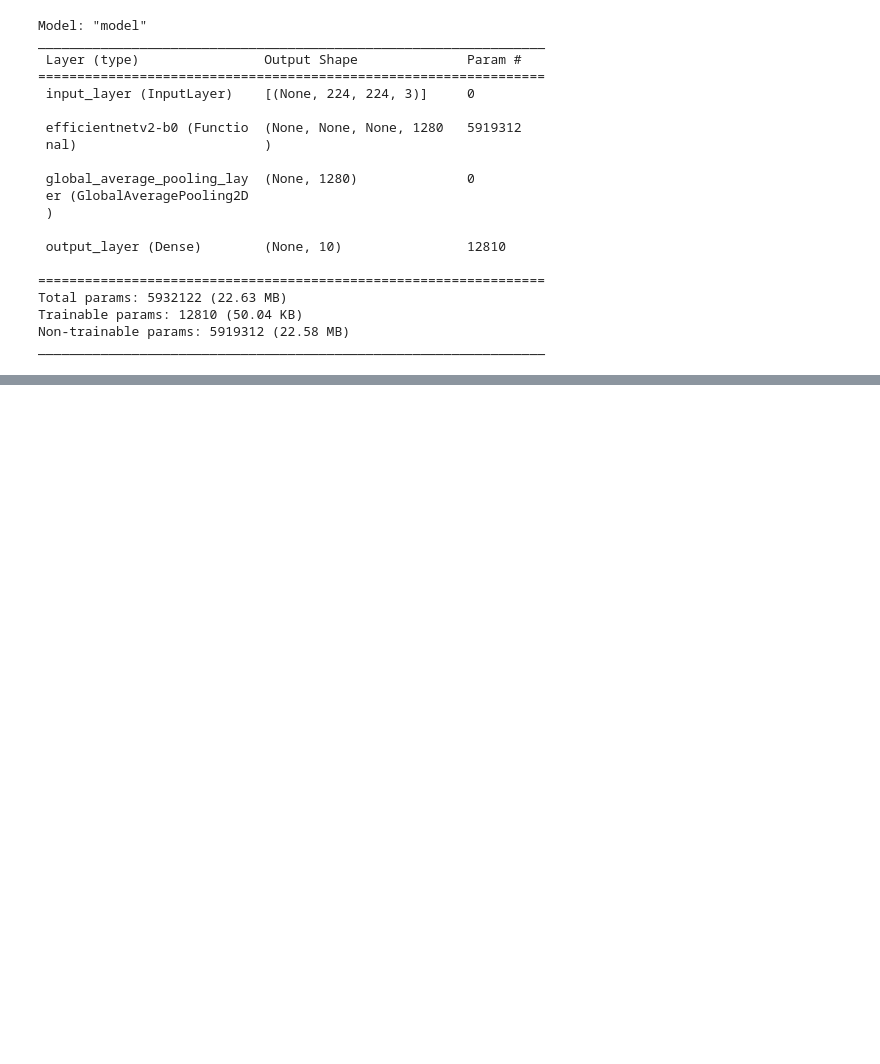
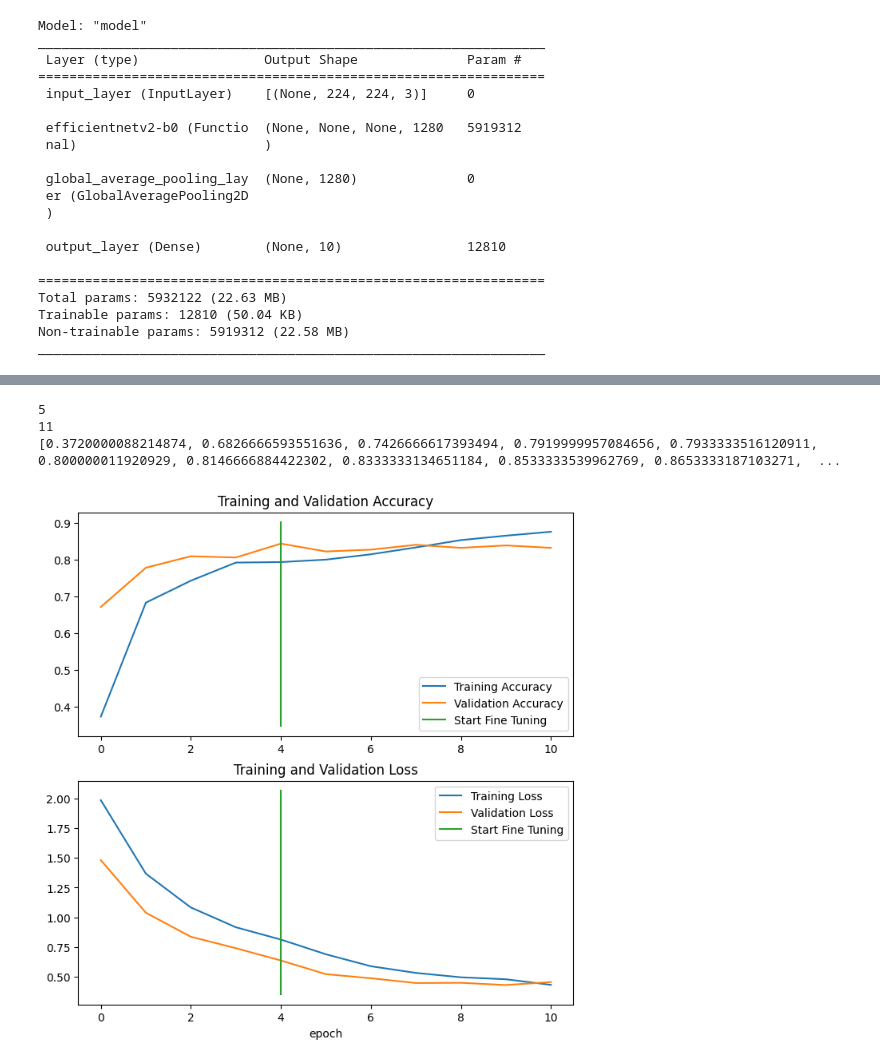
Before and after one commit to kekonline/TensorFlow-Transfer-Learning, a Jupyter notebook: Tensor Flow Fine Tunning.ipynb, the cells around one changed output, grey strips where cells are left out. Saved outputs shown, nothing was run; the diff lists cells and outputs as text; code cells hidden in the pictures; blank space fills up the shorter version.

Commit message:
more fine tunning stuff

```diff
--- a/Tensor Flow Fine Tunning.ipynb
+++ b/Tensor Flow Fine Tunning.ipynb
@@ -175,0 +448,4 @@ Doing this not only makes the output of the base model compatible with the input
+# %%
+# Load in saved model weights and evaluate model
+model_2.load_weights(checkpoint_path)
+loaded_weights_model_results = model_2.evaluate(test_data)
@@ -175,0 +468,12 @@ Doing this not only makes the output of the base model compatible with the input
+# %%
+# Make all the layers in model_2_base_model trainable
+model_2_base_model.trainable = True
+
+# Freeze all layers except for the last 10
+for layer in model_2_base_model.layers[:-10]:
+  layer.trainable = False
+
+# Recompile the whole model (always recompile after any adjustments to a model)
+model_2.compile(loss="categorical_crossentropy",
+                optimizer=tf.keras.optimizers.Adam(learning_rate=0.0001), # lr is 10x lower than before for fine-tuning
+                metrics=["accuracy"])
@@ -175,0 +484,11 @@ Doing this not only makes the output of the base model compatible with the input
+# %%
+# Fine tune for another 5 epochs
+fine_tune_epochs = initial_epochs + 5
+
+# Refit the model (same as model_2 except with more trainable layers)
+history_fine_10_percent_data_aug = model_2.fit(train_data_10_percent,
+                                               epochs=fine_tune_epochs,
+                                               validation_data=test_data,
+                                               initial_epoch=history_10_percent_data_aug.epoch[-1], # start from previous last epoch
+                                               validation_steps=int(0.25 * len(test_data)),
+                                               callbacks=[create_tensorboard_callback("transfer_learning", "10_percent_fine_tune_last_10")]) # name experiment appropriately
@@ -175,0 +557,9 @@ Doing this not only makes the output of the base model compatible with the input
+# %%
+compare_historys(original_history=history_10_percent_data_aug,
+                 new_history=history_fine_10_percent_data_aug,
+                 initial_epochs=5)
+# %% [output]
+5
+11
+[0.3720000088214874, 0.6826666593551636, 0.7426666617393494, 0.7919999957084656, 0.7933333516120911, 0.800000011920929, 0.8146666884422302, 0.8333333134651184, 0.8533333539962769, 0.8653333187103271,  ...
+[figure, added]
```
Also changed, not shown: parts of 37 cells of this notebook.
